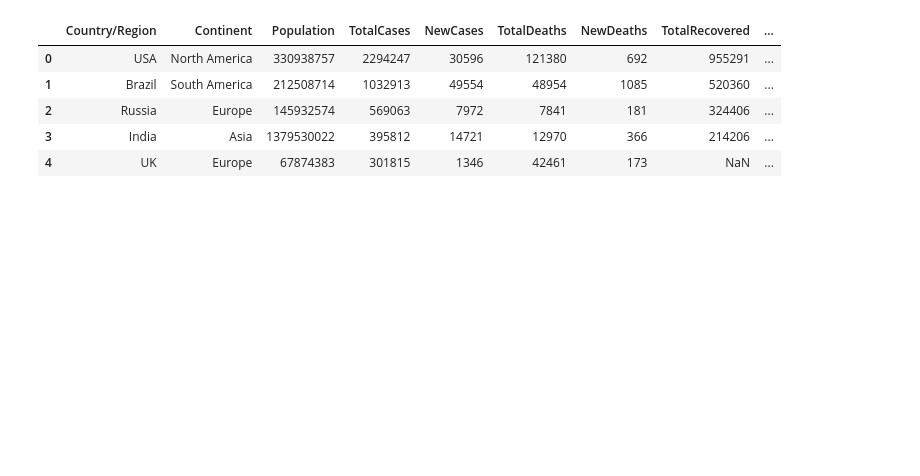
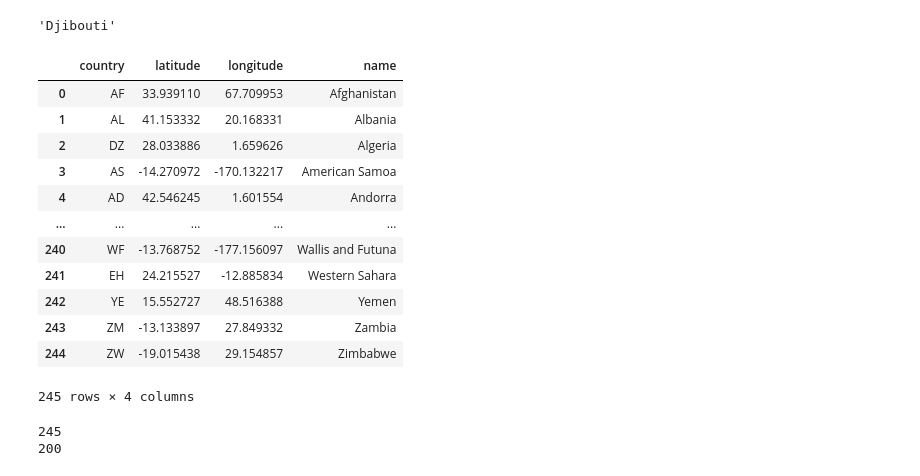
Before and after one commit to adimehta03/CODS-NLP-ML-Team, a Jupyter notebook: data-viz/worldometer_site_web_scrapping.ipynb, the cells around one changed output. Drawn from its saved outputs; the diff is of its cells as text; code cells hidden in the pictures; blank space fills up the shorter version.

```diff
--- a/data-viz/worldometer_site_web_scrapping.ipynb
+++ b/data-viz/worldometer_site_web_scrapping.ipynb
@@ -124,13 +125,52 @@ for col in df_bs.columns[2:]:
     df_bs[col] = df_bs[col].str.replace('[,+ ]', '', regex=True)
     df_bs[col] = df_bs[col].str.replace('N/A', '', regex=False)
 df_bs = df_bs.replace('', np.nan)
-df_bs.head()
+df_bs = df_bs.fillna("Not Available")
+df_bs = df_bs.astype(str)
+df_bs.drop(columns=['NewCases','NewDeaths','NewRecovered','Serious,Critical'],axis=1,inplace=True)
+df_bs.sort_values(by=["Country/Region"],inplace=True)
+df_bs.drop(df_bs[df_bs["Continent"]=="Not Available"].index,axis=0,inplace=True)
+df_bs = df_bs.reset_index(drop=True)
-# %% [output]
-|  | Country/Region | Continent | Population | TotalCases | NewCases | TotalDeaths | NewDeaths | TotalRecovered | ... |
-| 0 | USA | North America | 330938757 | 2294247 | 30596 | 121380 | 692 | 955291 | ... |
-| 1 | Brazil | South America | 212508714 | 1032913 | 49554 | 48954 | 1085 | 520360 | ... |
-| 2 | Russia | Europe | 145932574 | 569063 | 7972 | 7841 | 181 | 324406 | ... |
-| 3 | India | Asia | 1379530022 | 395812 | 14721 | 12970 | 366 | 214206 | ... |
-| 4 | UK | Europe | 67874383 | 301815 | 1346 | 42461 | 173 | NaN | ... |
+# %%
+df_bs["Country/Region"][50]
+# %% [output]
+'Djibouti'
 # %%
 df_bs.to_csv('worldometer_data.csv', index=False)
+# %%
+countries = pd.read_html("https://developers.google.com/public-data/docs/canonical/countries_csv")
+# %%
+countries = pd.DataFrame(countries[0])
+countries.sort_values("name",inplace=True)
+countries = countries.reset_index(drop=True)
+countries
+# %% [output]
+|  | country | latitude | longitude | name |
+| 0 | AF | 33.939110 | 67.709953 | Afghanistan |
+| 1 | AL | 41.153332 | 20.168331 | Albania |
+| 2 | DZ | 28.033886 | 1.659626 | Algeria |
+| 3 | AS | -14.270972 | -170.132217 | American Samoa |
+| 4 | AD | 42.546245 | 1.601554 | Andorra |
+| ... | ... | ... | ... | ... |
+| 240 | WF | -13.768752 | -177.156097 | Wallis and Futuna |
+| 241 | EH | 24.215527 | -12.885834 | Western Sahara |
+| 242 | YE | 15.552727 | 48.516388 | Yemen |
+| 243 | ZM | -13.133897 | 27.849332 | Zambia |
+| 244 | ZW | -19.015438 | 29.154857 | Zimbabwe |
+245 rows × 4 columns
+# %%
+lat, long = [], []
+count = 0
+for i in countries["name"]:
+    for j in df_bs["Country/Region"]:
+        if i==j:
+            lat.append((i,countries["latitude"][count]))
+            long.append((i,countries["longitude"][count]))
+
+    count += 1
+
+print(count)
+print(len(set(lat)))
+# %% [output]
+245
+200
```
Also changed, not shown: parts of 16 cells of this notebook.
